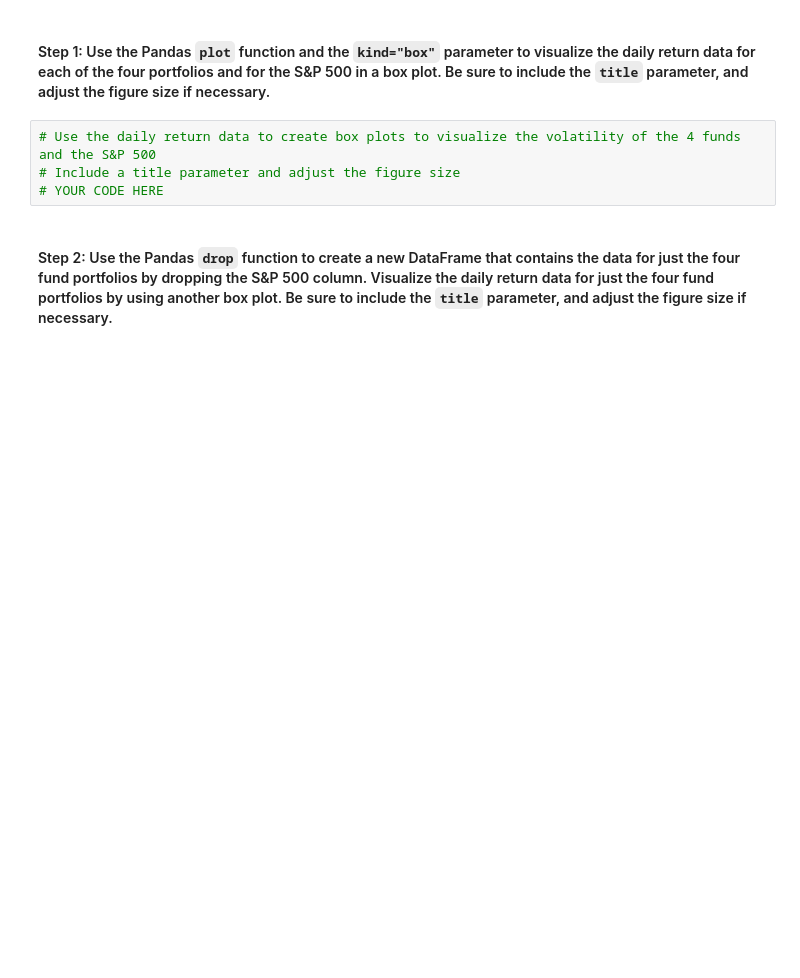
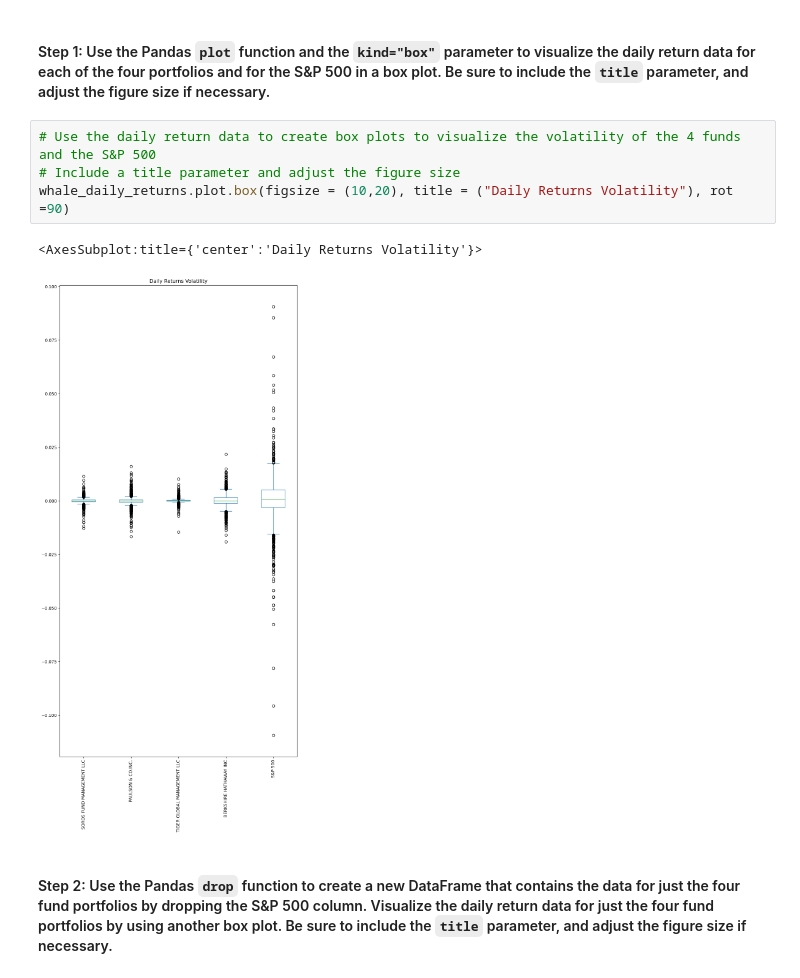
Before and after one commit to ssenhouse/challenge-4-041323, a Jupyter notebook: Starter_Code/risk_return_analysis.ipynb, the cells around one changed output. Drawn from its saved outputs; the diff is of its cells as text; blank space fills up the shorter version.

```diff
--- a/Starter_Code/risk_return_analysis.ipynb
+++ b/Starter_Code/risk_return_analysis.ipynb
@@ -205,7 +214,10 @@ Analyze the volatility of each of the four fund portfolios and of the S&P 500 In
 # %%
 # Use the daily return data to create box plots to visualize the volatility of the 4 funds and the S&P 500
 # Include a title parameter and adjust the figure size
-# YOUR CODE HERE
+whale_daily_returns.plot.box(figsize = (10,20), title = ("Daily Returns Volatility"), rot =90)
+# %% [output]
+<AxesSubplot:title={'center':'Daily Returns Volatility'}>
+[figure, added]
 # %% [markdown]
 #### Step 2: Use the Pandas `drop` function to create a new DataFrame that contains the data for just the four fund portfolios by dropping the S&P 500 column. Visualize the daily return data for just the four fund portfolios by using another box plot. Be sure to include the `title` parameter, and adjust the figure size if necessary.
 # %%
```
Also changed, not shown: parts of 4 cells of this notebook.
